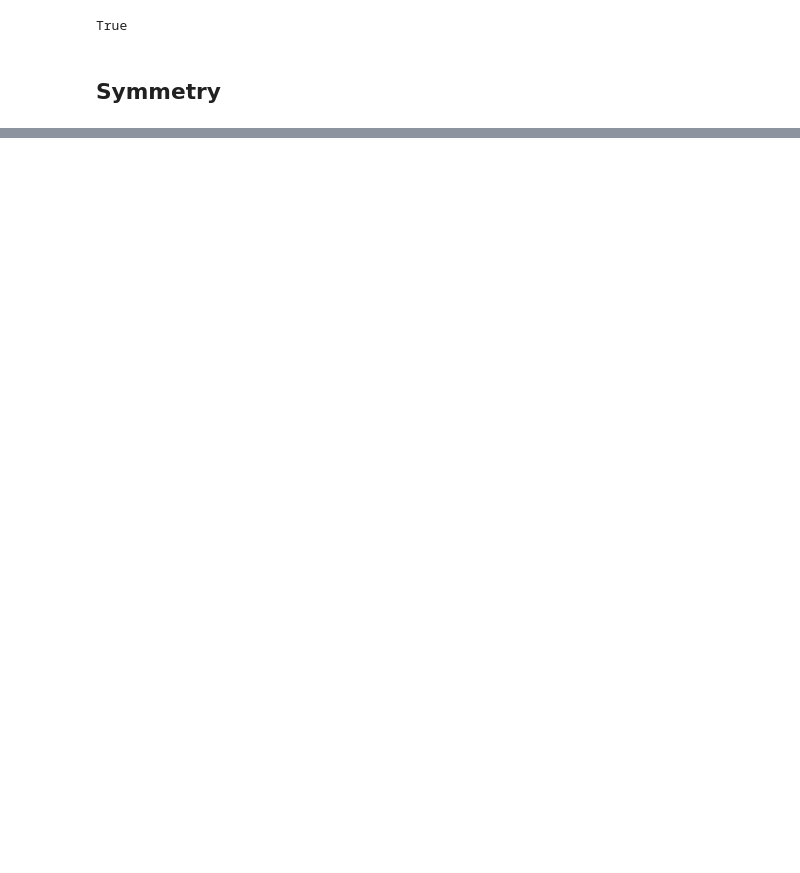
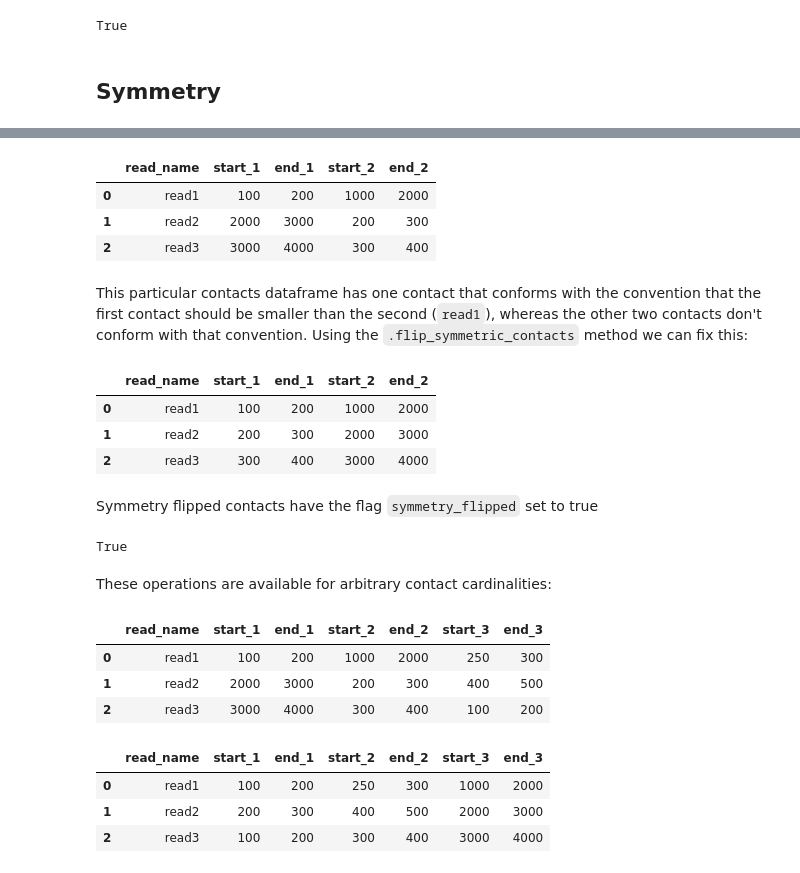
Before and after one commit to gerlichlab/spoc, a Jupyter notebook: notebooks/data_structures.ipynb, the cells around one changed output, grey strips where cells are left out. Cells and saved outputs as stored; diff of their text form; code cells hidden in the pictures; blank space fills up the shorter version.

```diff
--- a/notebooks/data_structures.ipynb
+++ b/notebooks/data_structures.ipynb
@@ -116,0 +148,9 @@ True
+# %%
+contacts.data.head().filter(regex="(read_name|start|end)")
+# %% [output]
+|  | read_name | start_1 | end_1 | start_2 | end_2 |
+| 0 | read1 | 100 | 200 | 1000 | 2000 |
+| 1 | read2 | 2000 | 3000 | 200 | 300 |
+| 2 | read3 | 3000 | 4000 | 300 | 400 |
+# %% [markdown]
+This particular contacts dataframe has one contact that conforms with the convention that the first contact should be smaller than the second (`read1`), whereas the other two contacts don't conform with that convention. Using the `.flip_symmetric_contacts` method we can fix this:
@@ -116,0 +161,32 @@ True
+# %%
+flipped_contacts.data.head().filter(regex="(read_name|start|end)")
+# %% [output]
+|  | read_name | start_1 | end_1 | start_2 | end_2 |
+| 0 | read1 | 100 | 200 | 1000 | 2000 |
+| 1 | read2 | 200 | 300 | 2000 | 3000 |
+| 2 | read3 | 300 | 400 | 3000 | 4000 |
+# %% [markdown]
+Symmetry flipped contacts have the flag `symmetry_flipped` set to true
+# %%
+flipped_contacts.symmetry_flipped
+# %% [output]
+True
+# %% [markdown]
+These operations are available for arbitrary contact cardinalities:
+# %%
+contacts = FileManager().load_contacts("../tests/test_files/contacts_unlabelled_3d.parquet")
+# %%
+contacts.data.head().filter(regex="(read_name|start|end)")
+# %% [output]
+|  | read_name | start_1 | end_1 | start_2 | end_2 | start_3 | end_3 |
+| 0 | read1 | 100 | 200 | 1000 | 2000 | 250 | 300 |
+| 1 | read2 | 2000 | 3000 | 200 | 300 | 400 | 500 |
+| 2 | read3 | 3000 | 4000 | 300 | 400 | 100 | 200 |
+# %%
+flipped_contacts = ContactManipulator().flip_symmetric_contacts(contacts)
+flipped_contacts.data.head().filter(regex="(read_name|start|end)")
+# %% [output]
+|  | read_name | start_1 | end_1 | start_2 | end_2 | start_3 | end_3 |
+| 0 | read1 | 100 | 200 | 250 | 300 | 1000 | 2000 |
+| 1 | read2 | 200 | 300 | 400 | 500 | 2000 | 3000 |
+| 2 | read3 | 100 | 200 | 300 | 400 | 3000 | 4000 |
```
Also changed, not shown: parts of 23 cells of this notebook, 6 other files.
